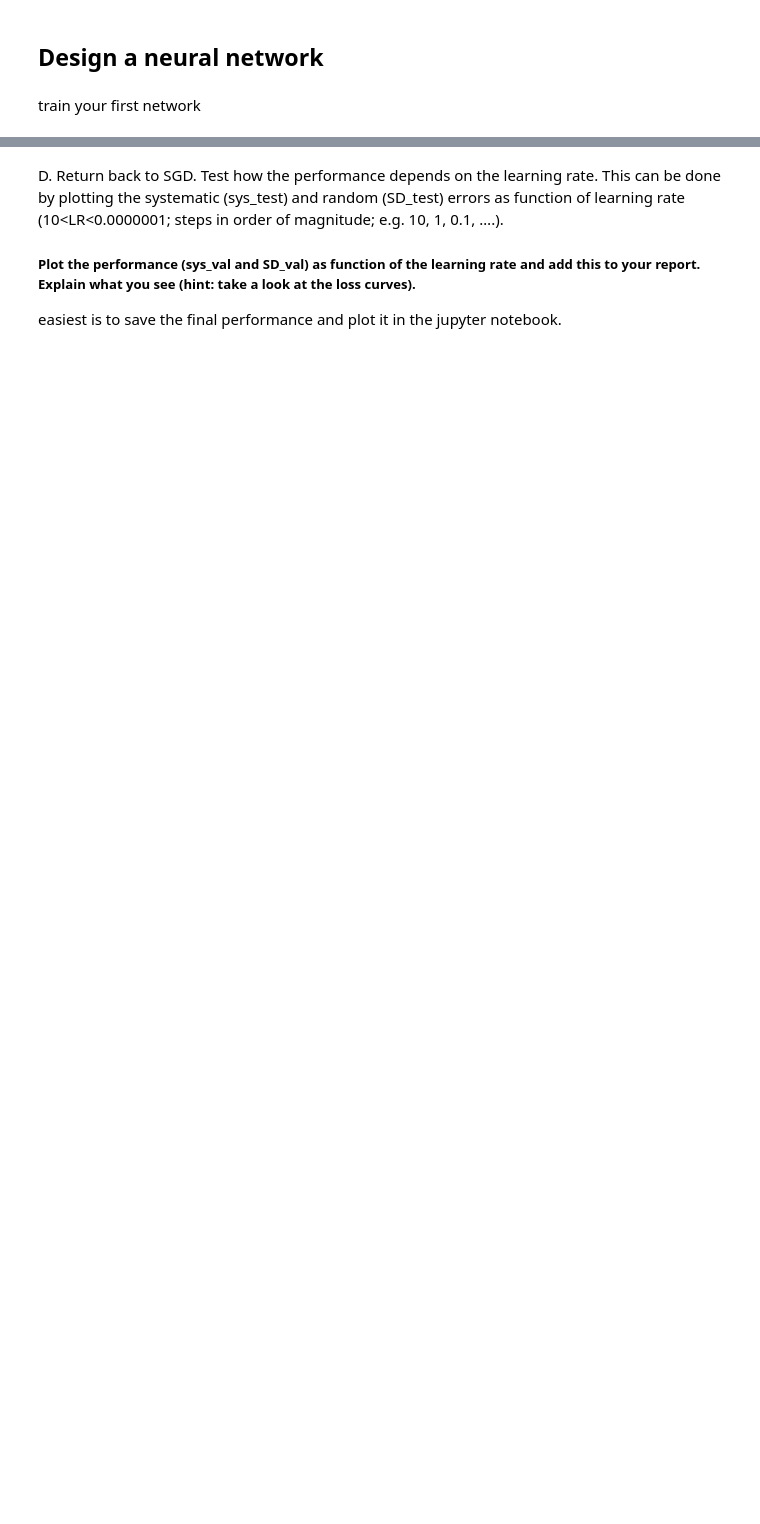
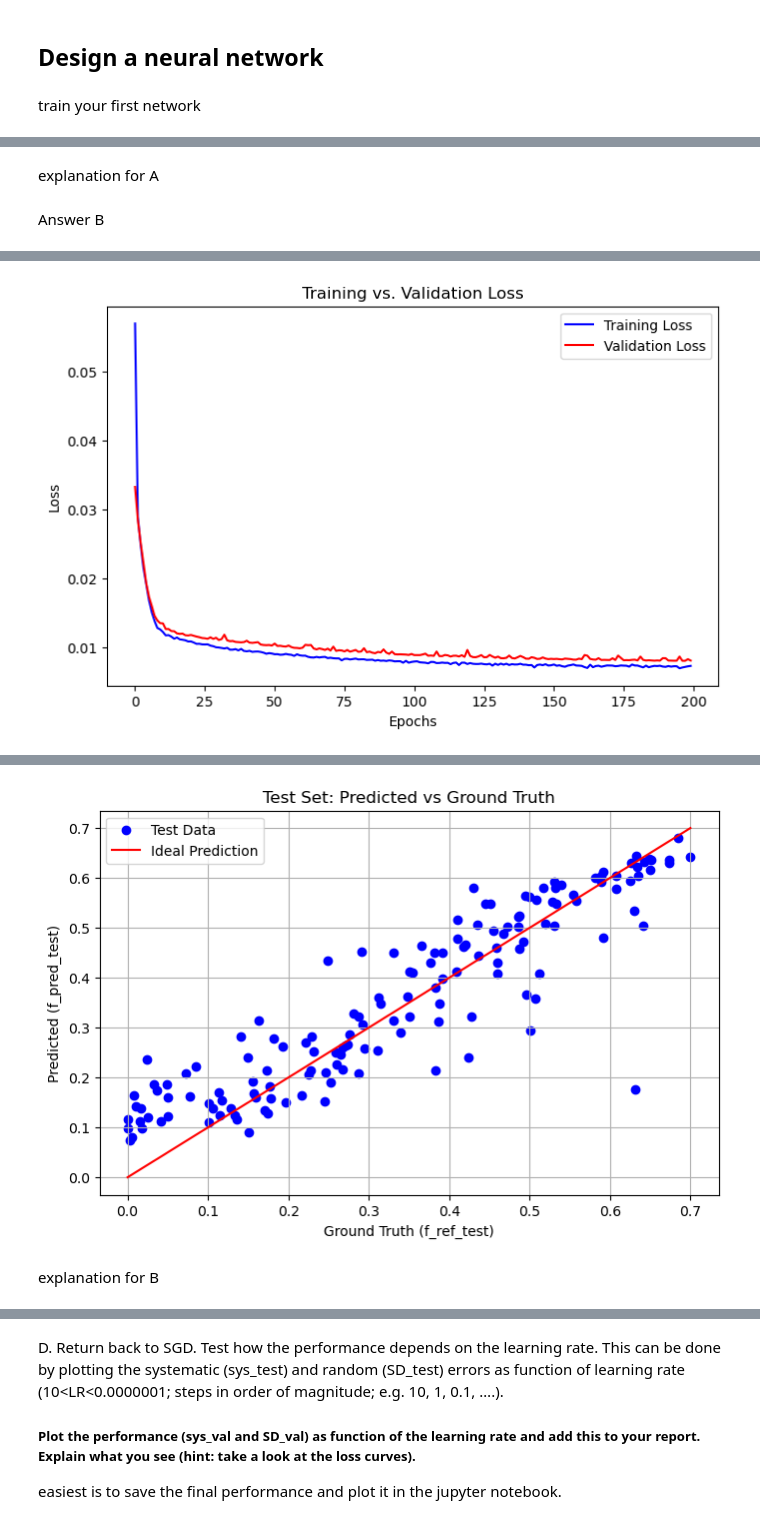
Before and after one commit to zoeazra/AI4MedicalImaging, a Jupyter notebook: Assignment 1/exercise_1.ipynb, the cells around one changed output, grey strips where cells are left out. Drawn from its saved outputs; the diff is of its cells as text; code cells hidden in the pictures; blank space fills up the shorter version.

```diff
--- a/Assignment 1/exercise_1.ipynb
+++ b/Assignment 1/exercise_1.ipynb
@@ -249,0 +422,4 @@ C.	Currently, standard gradient descent optimizer is being used to train the net
+# %% [markdown]
+explanation for A
+# %% [markdown]
+Answer B
@@ -249,0 +460,33 @@ C.	Currently, standard gradient descent optimizer is being used to train the net
+# %%
+model, trainloader, inferloader, testloader, loss_module, device, optimizer = create_data_model('test')
+
+train_losses, val_losses, sys_val, SD_val = train_val_network(model, trainloader, inferloader, testloader, loss_module, device, optimizer, epochs=200)
+# Plot training vs. validation loss
+plt.figure(figsize=(8, 5))
+plt.plot(range(len(train_losses)), train_losses, label="Training Loss", color="blue")
+plt.plot(range(len(val_losses)), val_losses, label="Validation Loss", color="red")
+plt.xlabel("Epochs")
+plt.ylabel("Loss")
+plt.title("Training vs. Validation Loss")
+plt.legend()
+plt.show()
+
+f_ref_test, f_pred_test, test_loss_f, SD_test, sys_test = test_network(model, trainloader, inferloader, testloader, device, loss_module)
+f_ref_test = torch.cat(f_ref_test).cpu().detach().numpy()
+f_pred_test = torch.cat(f_pred_test).cpu().detach().numpy()
+
+print(f"Final Test Loss: {test_loss_f}")
+print(f"Final Validation Loss: {val_losses[-1]}")
+print(f"Final Training Loss: {train_losses[-1]}")
+
+# Plot the results
+plt.figure(figsize=(8, 5))
+plt.scatter(f_ref_test, f_pred_test, color='blue', label="Test Data")
+plt.plot([min(f_ref_test), max(f_ref_test)], [min(f_ref_test), max(f_ref_test)], color="red", label="Ideal Prediction")
+plt.xlabel("Ground Truth (f_ref_test)")
+plt.ylabel("Predicted (f_pred_test)")
+plt.title("Test Set: Predicted vs Ground Truth")
+plt.legend()
+plt.grid(True)
+plt.show()
+# %% [output]
@@ -249,0 +494 @@ C.	Currently, standard gradient descent optimizer is being used to train the net
+[figure, added]
@@ -249,0 +498,3 @@ C.	Currently, standard gradient descent optimizer is being used to train the net
+[figure, added]
+# %% [markdown]
+explanation for B
```
Also changed, not shown: parts of 18 cells of this notebook.
